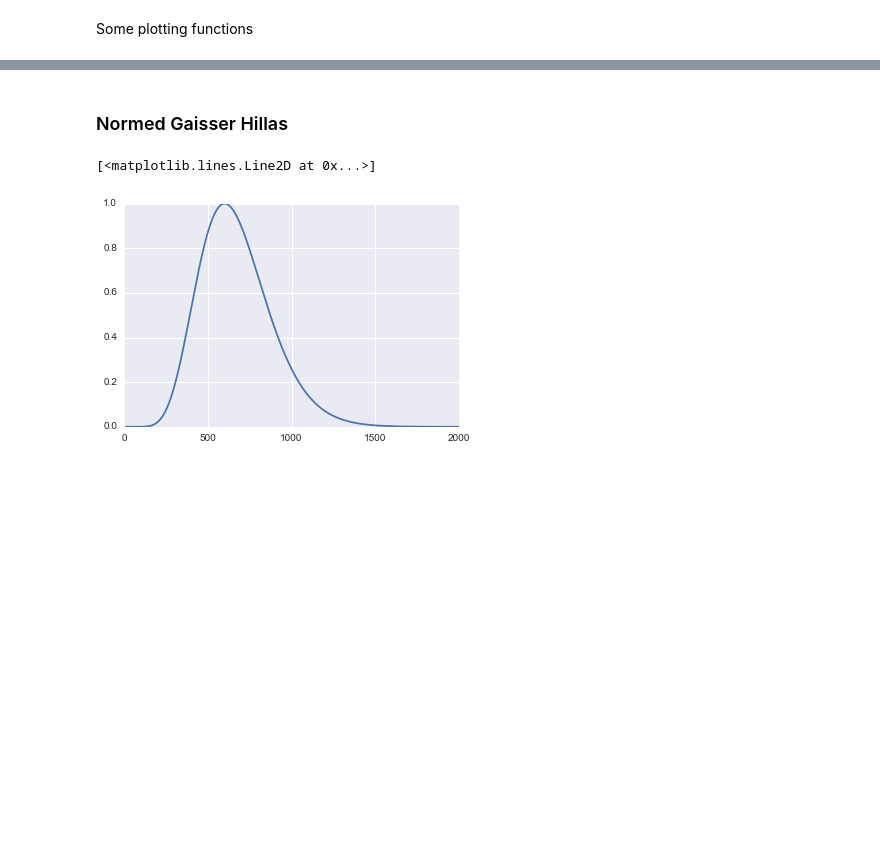
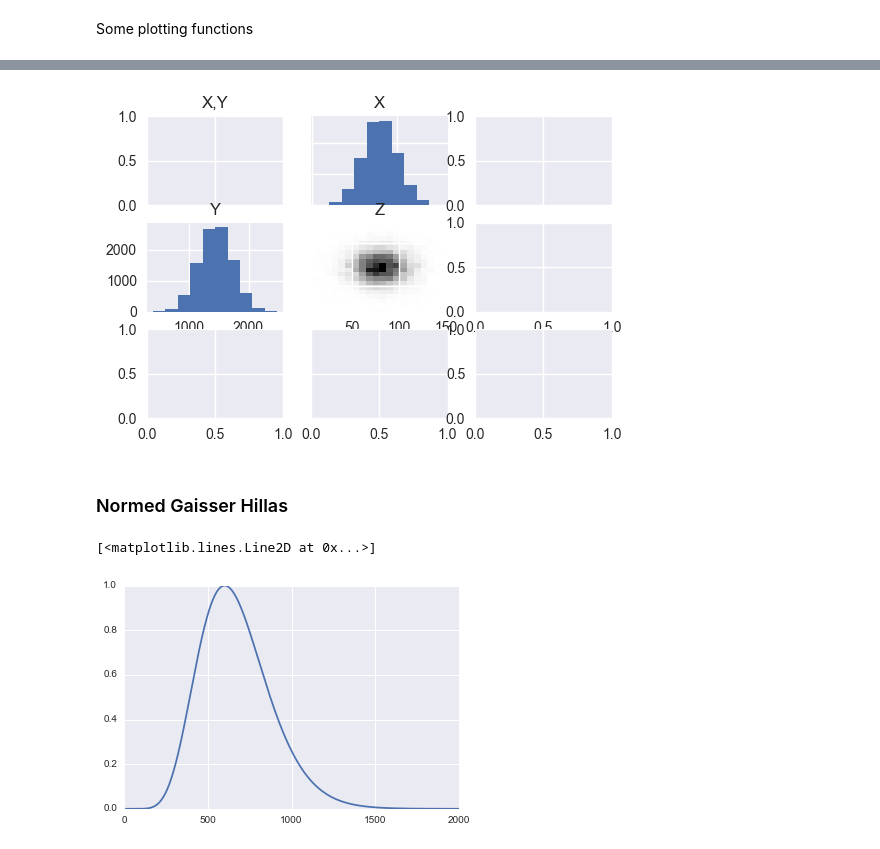
Before and after one commit to vuillaut/pschitt, a Jupyter notebook: notebooks/distri_tests.ipynb, the cells around one changed output, grey strips where cells are left out. Drawn from its saved outputs; the diff is of its cells as text; code cells hidden in the pictures; blank space fills up the shorter version.

```diff
--- a/notebooks/distri_tests.ipynb
+++ b/notebooks/distri_tests.ipynb
@@ -53,9 +19,9 @@ alltel = [tel1]
 Some plotting functions
 # %%
 def shower_hists(shower, nbins=20, range = None):
-    x = shower[:,0]
-    y = shower[:,1]
-    z = shower[:,2]
+    x = shower.array[:,0]
+    y = shower.array[:,1]
+    z = shower.array[:,2]
 
     if range:
         xmin = range[0]
@@ -198,0 +69,19 @@ X = np.arange(X1, 2000)
+# %%
+shower = sky.shower()
+
+shower.impact_point = np.array([80,60,0])
+
+#shower direction
+shower.alt = math.radians(80)
+shower.az = math.radians(90)
+
+#pointing direction
+talt = math.radians(81)
+taz = math.radians(89)
+
+#shower parameters
+shower_top = 12000
+shower_length = 8000
+shower_width = 100
+
+shower.number_of_particles = int(1e4)
@@ -199,3 +90,10 @@ X = np.arange(X1, 2000)
+# %%
+ell = copy(shower)
+ell.gaussian_ellipsoide(shower_top, shower_length, shower_width)
+# %%
+shower_hists(ell)
+# %% [output]
+[figure, added]
 # %% [markdown]
 ### Normed Gaisser Hillas
 # %%
```
Also changed, not shown: parts of 23 cells of this notebook.
